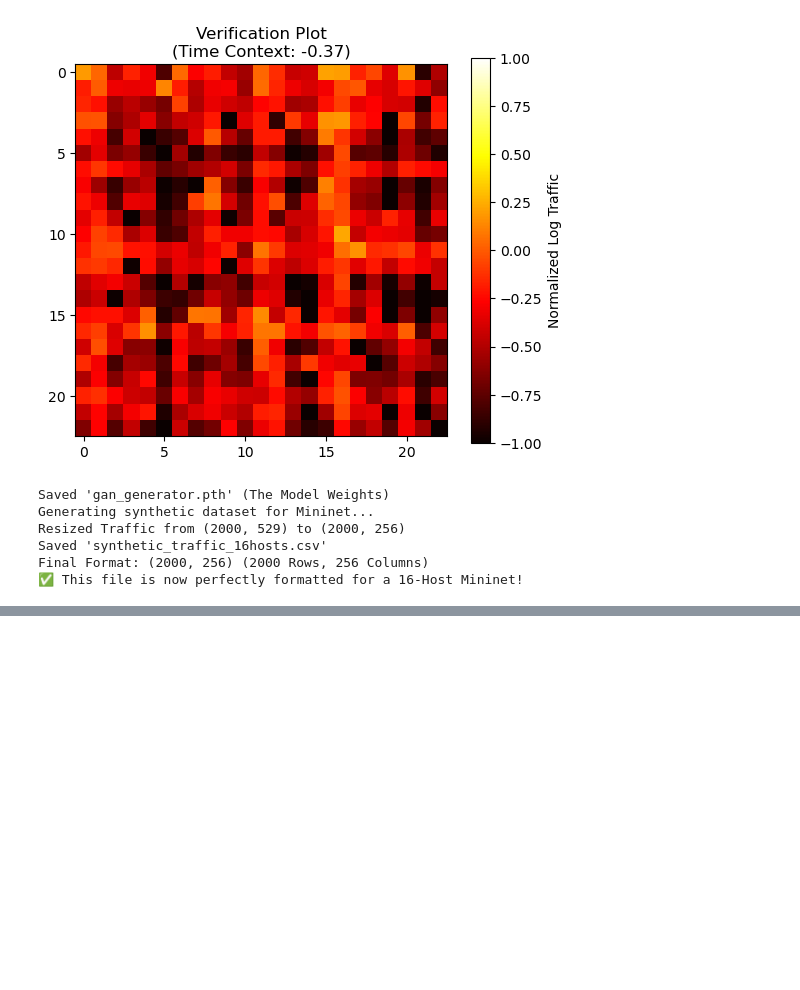
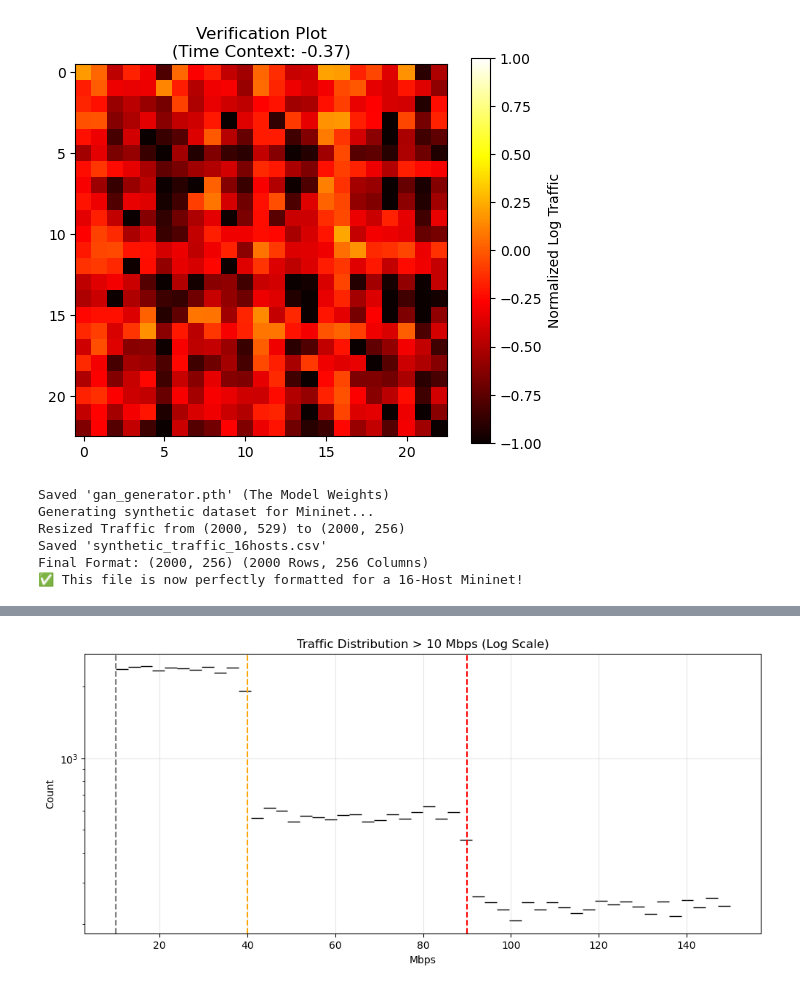
Before and after one commit to SanthoshRaaj-KR/Network_Automation, a Jupyter notebook: WGAN.ipynb, the cells around one changed output, grey strips where cells are left out. Drawn from its saved outputs; the diff is of its cells as text; code cells hidden in the pictures; blank space fills up the shorter version.

Commit message:
final spectrum dataset

```diff
--- a/WGAN.ipynb
+++ b/WGAN.ipynb
@@ -593,0 +1007,95 @@ Final Format: (2000, 256) (2000 Rows, 256 Columns)
+# %%
+import pandas as pd
+import numpy as np
+import matplotlib.pyplot as plt
+import seaborn as sns
+
+# --- CONFIGURATION ---
+INPUT_FILE = "synthetic_traffic_16hosts.csv"
+OUTPUT_FILE = "synthetic_traffic_16hosts_FULL_SPECTRUM.csv"
+
+print(f"🔬 APPLYING CONTINUOUS MAPPING TO: {INPUT_FILE}")
+
+# 1. Load Data
+df = pd.read_csv(INPUT_FILE, header=None)
+data = df.values.flatten() # Flatten for analysis
+original_shape = df.values.shape
+
+# 2. THE DATA SCIENCE LOGIC: Stratified Mapping
+# We sort the original data to find the "Rank" of every single flow.
+# This tells us: "This flow is in the top 1%" or "This flow is in the bottom 50%".
+argsort_indices = np.argsort(data)
+ranks = np.zeros_like(data)
+ranks[argsort_indices] = np.arange(len(data)) / len(data) # Normalized Rank (0.0 to 1.0)
+
+# 3. Define the Target Distribution (The "Water Slide")
+# We create a new empty array and fill it based on Rank.
+new_data = np.zeros_like(data)
+
+# --- TIER 1: MICE (Bottom 92%) ---
+# Range: 0 to 10 Mbps
+mask_mice = ranks < 0.92
+# We map these ranks (0.0-0.92) to (0-10) with some noise
+new_data[mask_mice] = np.random.uniform(0, 10, size=np.sum(mask_mice))
+
+# --- TIER 2: RABBITS (Next 5%) ---
+# Range: 10 to 40 Mbps (FILLING THE GAP!)
+mask_rabbits = (ranks >= 0.92) & (ranks < 0.97)
+# We map these to 10-40 Mbps
+new_data[mask_rabbits] = np.random.uniform(10, 40, size=np.sum(mask_rabbits))
+
+# --- TIER 3: DEER (Next 2%) ---
+# Range: 40 to 90 Mbps (FILLING THE 80-90 GAP!)
+mask_deer = (ranks >= 0.97) & (ranks < 0.99)
+new_data[mask_deer] = np.random.uniform(40, 90, size=np.sum(mask_deer))
+
+# --- TIER 4: ELEPHANTS (Top 1%) ---
+# Range: 90 to 150 Mbps (Congestion)
+mask_elephants = ranks >= 0.99
+new_data[mask_elephants] = np.random.uniform(90, 150, size=np.sum(mask_elephants))
+
+print("   ... Mapping Complete.")
+
+# 4. Reshape and Save
+final_matrix = new_data.reshape(original_shape)
+pd.DataFrame(final_matrix).to_csv(OUTPUT_FILE, header=False, index=False)
+print(f"   💾 Saved to: {OUTPUT_FILE}")
+
+# 5. VERIFICATION: The Histogram
+print("\n📊 FINAL DISTRIBUTION CHECK:")
+
+bins = [0, 10, 20, 30, 40, 50, 60, 70, 80, 90, 100, 120, 150]
+labels = ["0-10", "10-20", "20-30", "30-40", "40-50", "50-60", "60-70", "70-80", "80-90", "90-100", "100-120", "120-150"]
+
+# Quick Pandas Binning
+cuts = pd.cut(new_data, bins=bins, labels=labels, right=False)
+counts = cuts.value_counts().sort_index()
+
+print("   | Range    | Count    | Status")
+print("   |----------|----------|-------")
+for label, count in counts.items():
+    if count == 0:
+        status = "❌ EMPTY (Bad)"
+    elif "120" in label:
+        status = "🐘 ELEPHANT"
+    elif "10-20" in label or "20-30" in label:
+        status = "🐇 RABBIT (Fixed!)"
+    elif "80-90" in label:
+        status = "🦌 DEER (Fixed!)"
+    else:
+        status = "✅ OK"
+
+    print(f"   | {label:<8} | {count:>8,} | {status}")
+
+# Visual Check
+plt.figure(figsize=(12, 5))
+sns.histplot(new_data[new_data > 10], bins=50, color='purple', log_scale=(False, True))
+plt.title("Traffic Distribution > 10 Mbps (Log Scale)")
+plt.xlabel("Mbps")
+plt.ylabel("Count")
+plt.grid(True, alpha=0.3)
+plt.axvline(10, color='gray', linestyle='--')
+plt.axvline(40, color='orange', linestyle='--')
+plt.axvline(90, color='red', linestyle='--')
+plt.show()
+# %% [output]
@@ -593,0 +1121 @@ Final Format: (2000, 256) (2000 Rows, 256 Columns)
+[figure, added]
```
Also changed, not shown: parts of 7 cells of this notebook, 4 other files.
